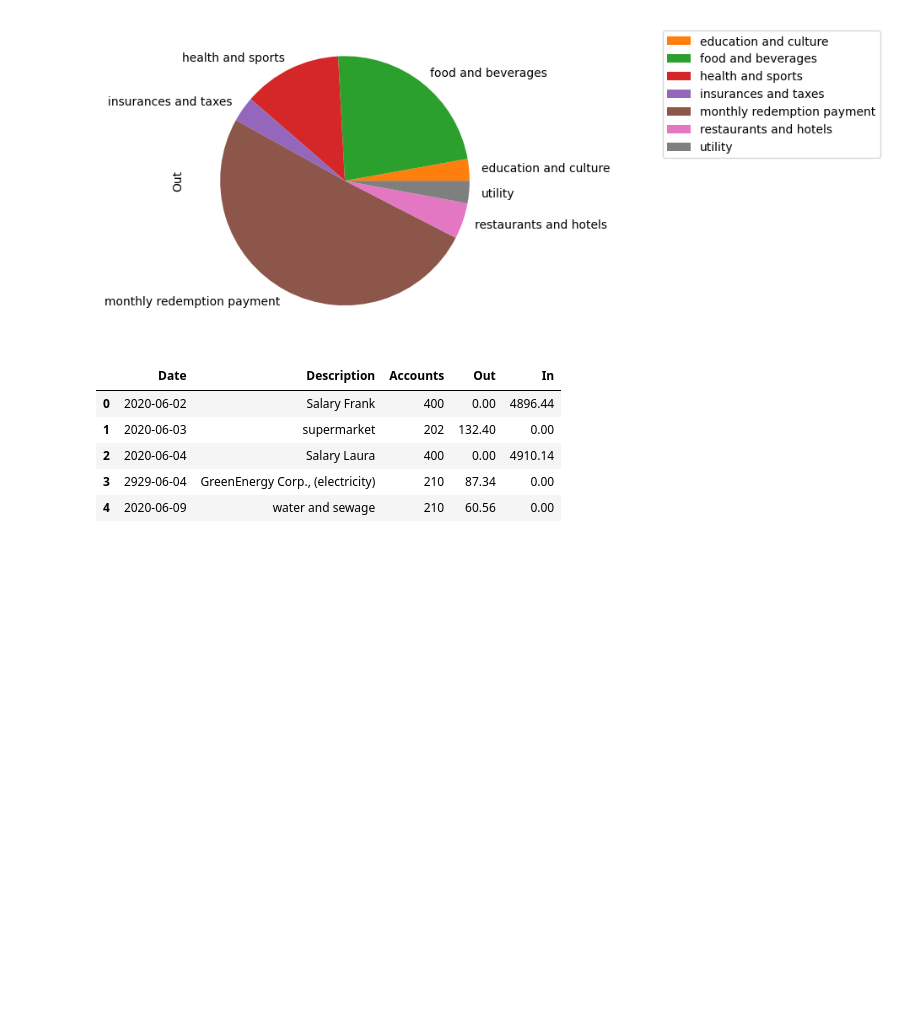
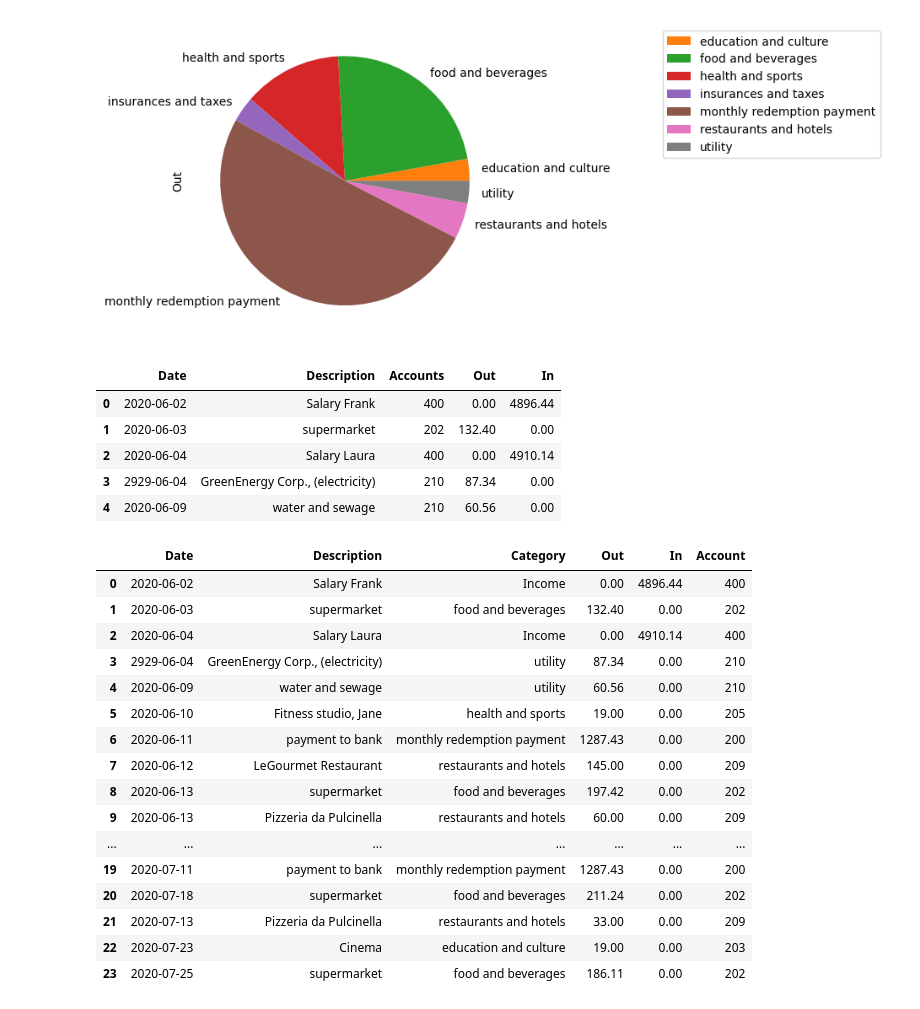
Before and after one commit to amateurronin/mycode, a Jupyter notebook: cashflow/cashflow.ipynb, the cells around one changed output. Cells and saved outputs as stored; diff of their text form; code cells hidden in the pictures; blank space fills up the shorter version.

```diff
--- a/cashflow/cashflow.ipynb
+++ b/cashflow/cashflow.ipynb
@@ -97,3 +97,24 @@ exp_inc[:5]
 | 2 | 2020-06-04 | Salary Laura | 400 | 0.00 | 4910.14 |
 | 3 | 2929-06-04 | GreenEnergy Corp., (electricity) | 210 | 87.34 | 0.00 |
 | 4 | 2020-06-09 | water and sewage | 210 | 60.56 | 0.00 |
+# %%
+exp_inc['Account'] = exp_inc['Category'].map(category2account)
+exp_inc
+# %% [output]
+|  | Date | Description | Category | Out | In | Account |
+| 0 | 2020-06-02 | Salary Frank | Income | 0.00 | 4896.44 | 400 |
+| 1 | 2020-06-03 | supermarket | food and beverages | 132.40 | 0.00 | 202 |
+| 2 | 2020-06-04 | Salary Laura | Income | 0.00 | 4910.14 | 400 |
+| 3 | 2929-06-04 | GreenEnergy Corp., (electricity) | utility | 87.34 | 0.00 | 210 |
+| 4 | 2020-06-09 | water and sewage | utility | 60.56 | 0.00 | 210 |
+| 5 | 2020-06-10 | Fitness studio, Jane | health and sports | 19.00 | 0.00 | 205 |
+| 6 | 2020-06-11 | payment to bank | monthly redemption payment | 1287.43 | 0.00 | 200 |
+| 7 | 2020-06-12 | LeGourmet Restaurant | restaurants and hotels | 145.00 | 0.00 | 209 |
+| 8 | 2020-06-13 | supermarket | food and beverages | 197.42 | 0.00 | 202 |
+| 9 | 2020-06-13 | Pizzeria da Pulcinella | restaurants and hotels | 60.00 | 0.00 | 209 |
+| ... | ... | ... | ... | ... | ... | ... |
+| 19 | 2020-07-11 | payment to bank | monthly redemption payment | 1287.43 | 0.00 | 200 |
+| 20 | 2020-07-18 | supermarket | food and beverages | 211.24 | 0.00 | 202 |
+| 21 | 2020-07-13 | Pizzeria da Pulcinella | restaurants and hotels | 33.00 | 0.00 | 209 |
+| 22 | 2020-07-23 | Cinema | education and culture | 19.00 | 0.00 | 203 |
+| 23 | 2020-07-25 | supermarket | food and beverages | 186.11 | 0.00 | 202 |
```
